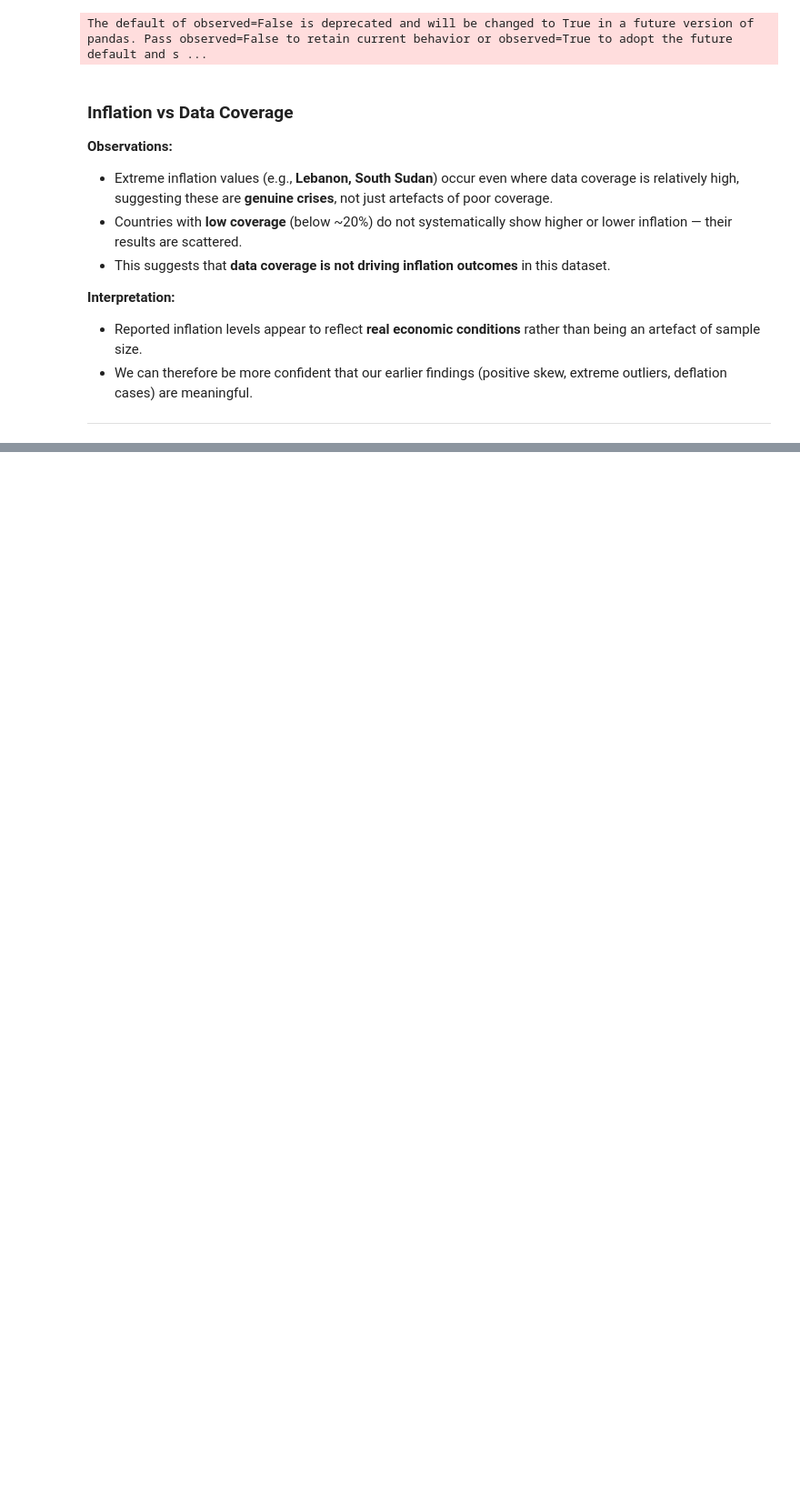
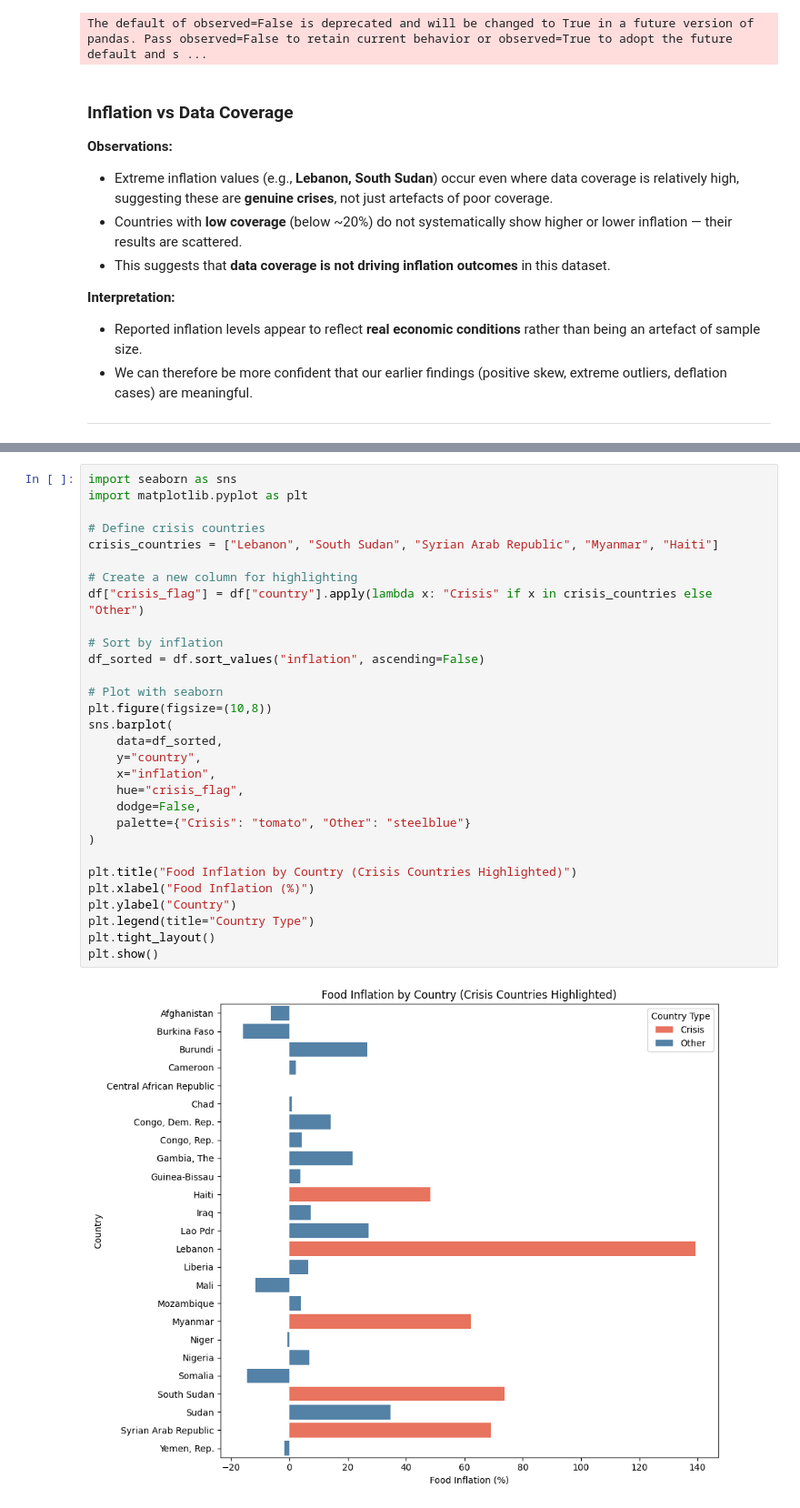
Before and after one commit to Richard-wv/food-price-inflation-analysis, a Jupyter notebook: jupyter_notebooks/exploratory_data_analysis.ipynb, the cells around one changed output, grey strips where cells are left out. Shown at 91% size. Cells and saved outputs as stored; diff of their text form; blank space fills up the shorter version.

Commit message:
Add H1 hypothesis testing to notebook and /images

```diff
--- a/jupyter_notebooks/exploratory_data_analysis.ipynb
+++ b/jupyter_notebooks/exploratory_data_analysis.ipynb
@@ -510,0 +534,32 @@ These insights confirm that our analysis of food price inflation highlights **re
+# %%
+import seaborn as sns
+import matplotlib.pyplot as plt
+
+# Define crisis countries
+crisis_countries = ["Lebanon", "South Sudan", "Syrian Arab Republic", "Myanmar", "Haiti"]
+
+# Create a new column for highlighting
+df["crisis_flag"] = df["country"].apply(lambda x: "Crisis" if x in crisis_countries else "Other")
+
+# Sort by inflation
+df_sorted = df.sort_values("inflation", ascending=False)
+
+# Plot with seaborn
+plt.figure(figsize=(10,8))
+sns.barplot(
+    data=df_sorted,
+    y="country",
+    x="inflation",
+    hue="crisis_flag",
+    dodge=False,
+    palette={"Crisis": "tomato", "Other": "steelblue"}
+)
+
+plt.title("Food Inflation by Country (Crisis Countries Highlighted)")
+plt.xlabel("Food Inflation (%)")
+plt.ylabel("Country")
+plt.legend(title="Country Type")
+plt.tight_layout()
+plt.show()
+# %% [output]
+[figure, added]
```
Also changed, not shown: parts of 4 cells of this notebook, 1 other file.
